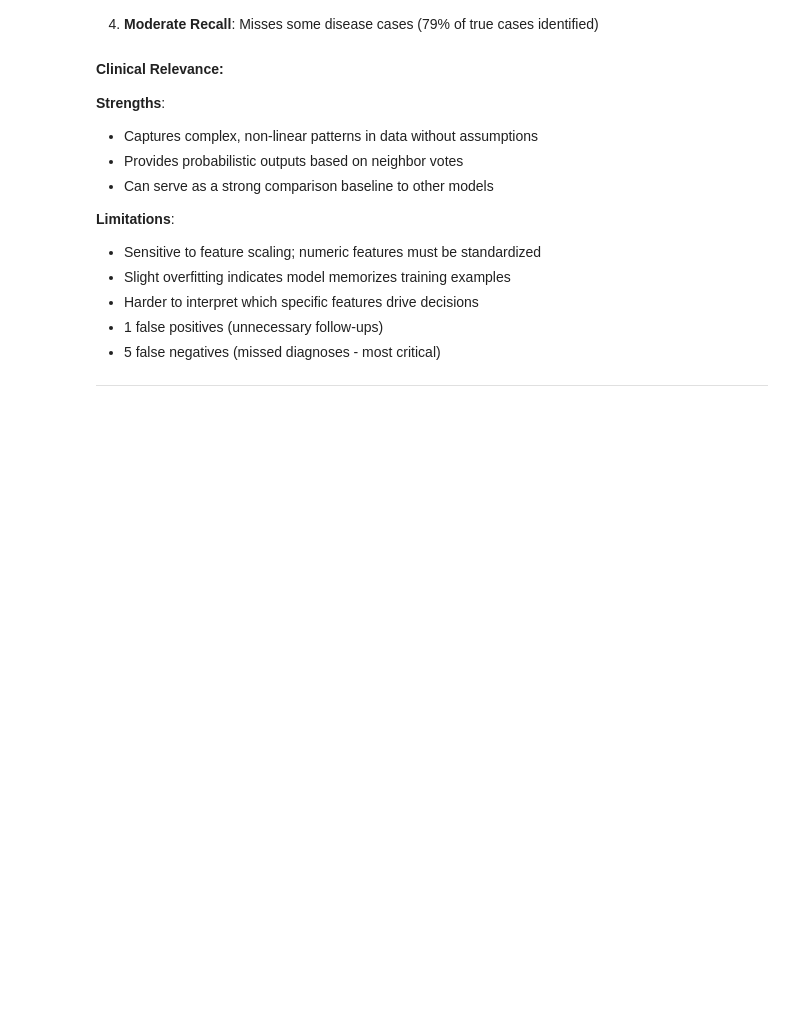
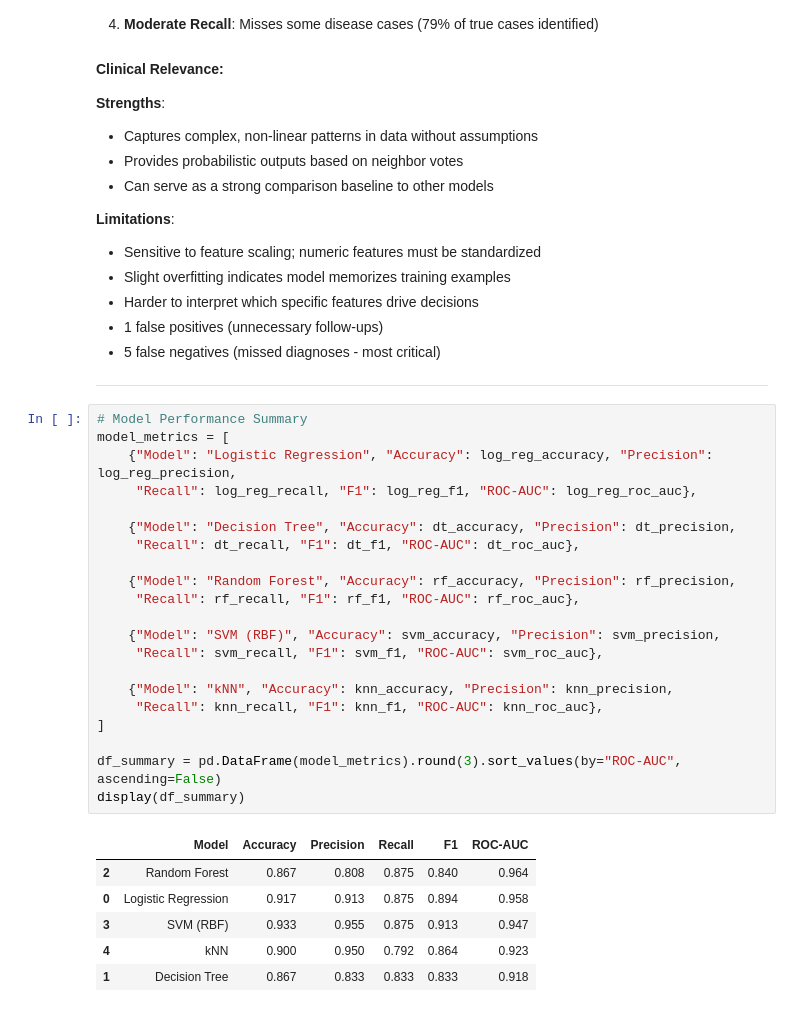
Before and after one commit to vinhbin/heartdiseaseDS, a Jupyter notebook: modeling_nb.ipynb, the cells around one changed output. Saved outputs shown, nothing was run; the diff lists cells and outputs as text; blank space fills up the shorter version.

Commit message:
fixed RF's overfitting problem & added testing metrics summary

```diff
--- a/modeling_nb.ipynb
+++ b/modeling_nb.ipynb
@@ -901,3 +900,31 @@ Train ROC-AUC  : 1.000 | Test ROC-AUC  : 0.923
 - 5 false negatives (missed diagnoses - most critical)
 
 ---
+# %%
+# Model Performance Summary
+model_metrics = [
+    {"Model": "Logistic Regression", "Accuracy": log_reg_accuracy, "Precision": log_reg_precision,
+     "Recall": log_reg_recall, "F1": log_reg_f1, "ROC-AUC": log_reg_roc_auc},
+
+    {"Model": "Decision Tree", "Accuracy": dt_accuracy, "Precision": dt_precision,
+     "Recall": dt_recall, "F1": dt_f1, "ROC-AUC": dt_roc_auc},
+
+    {"Model": "Random Forest", "Accuracy": rf_accuracy, "Precision": rf_precision,
+     "Recall": rf_recall, "F1": rf_f1, "ROC-AUC": rf_roc_auc},
+
+    {"Model": "SVM (RBF)", "Accuracy": svm_accuracy, "Precision": svm_precision,
+     "Recall": svm_recall, "F1": svm_f1, "ROC-AUC": svm_roc_auc},
+
+    {"Model": "kNN", "Accuracy": knn_accuracy, "Precision": knn_precision,
+     "Recall": knn_recall, "F1": knn_f1, "ROC-AUC": knn_roc_auc},
+]
+
+df_summary = pd.DataFrame(model_metrics).round(3).sort_values(by="ROC-AUC", ascending=False)
+display(df_summary)
+# %% [output]
+|  | Model | Accuracy | Precision | Recall | F1 | ROC-AUC |
+| 2 | Random Forest | 0.867 | 0.808 | 0.875 | 0.840 | 0.964 |
+| 0 | Logistic Regression | 0.917 | 0.913 | 0.875 | 0.894 | 0.958 |
+| 3 | SVM (RBF) | 0.933 | 0.955 | 0.875 | 0.913 | 0.947 |
+| 4 | kNN | 0.900 | 0.950 | 0.792 | 0.864 | 0.923 |
+| 1 | Decision Tree | 0.867 | 0.833 | 0.833 | 0.833 | 0.918 |
```
Also changed, not shown: parts of 7 cells of this notebook, 1 other file.
